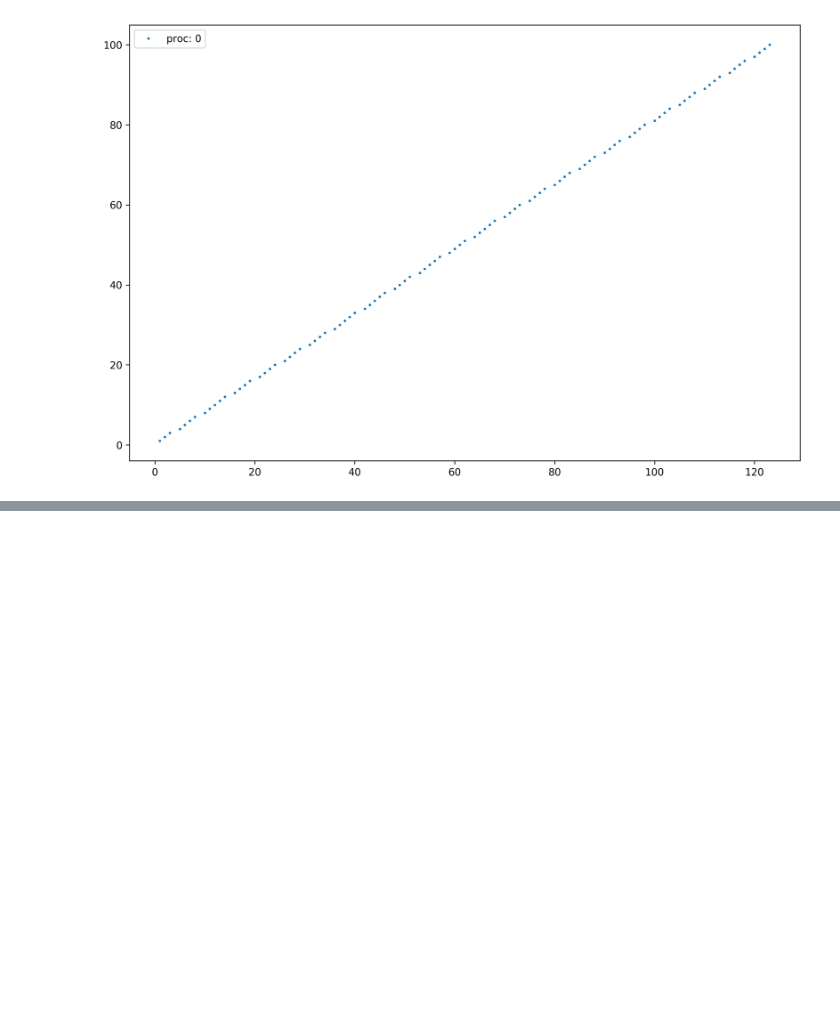
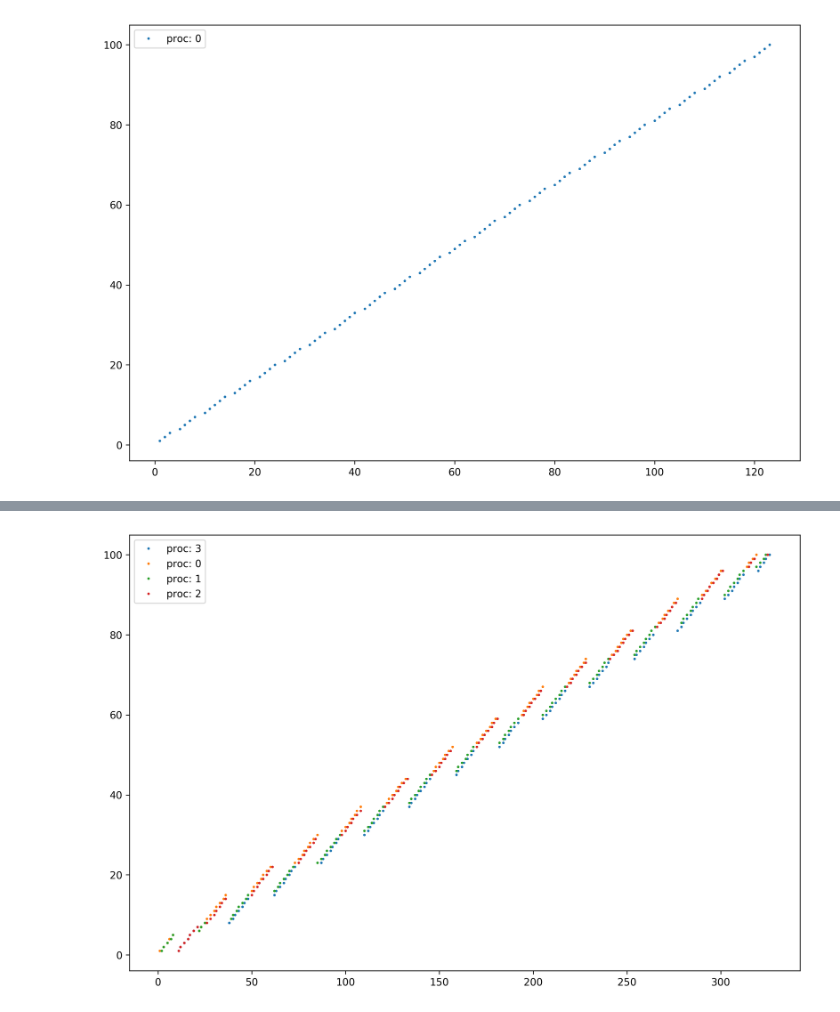
Before and after one commit to daikw/linux-in-practice, a Jupyter notebook: sched/time_quantum_plots.ipynb, the cells around one changed output, grey strips where cells are left out. Cells and saved outputs as stored; diff of their text form; code cells hidden in the pictures; blank space fills up the shorter version.

```diff
--- a/sched/time_quantum_plots.ipynb
+++ b/sched/time_quantum_plots.ipynb
@@ -59,0 +84,5 @@ plot_table(tables[8])
+# %%
+plt.figure(figsize=(12, 8), dpi=300)
+plot_table(get_table_by(2,4))
+# %% [output]
+[figure, added]
```
Also changed, not shown: parts of 12 cells of this notebook.
